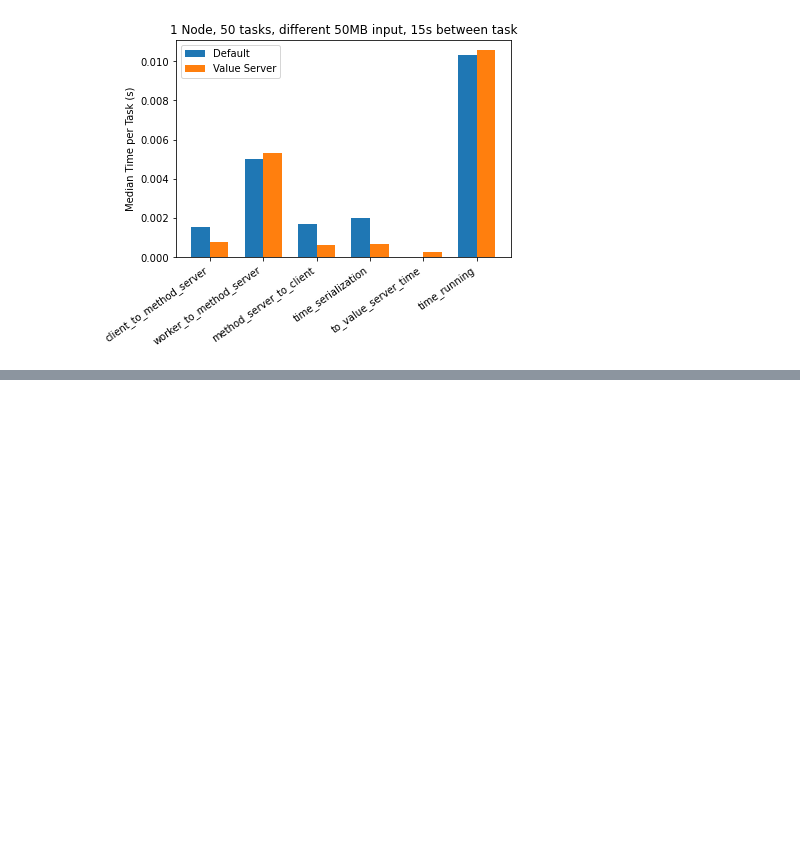
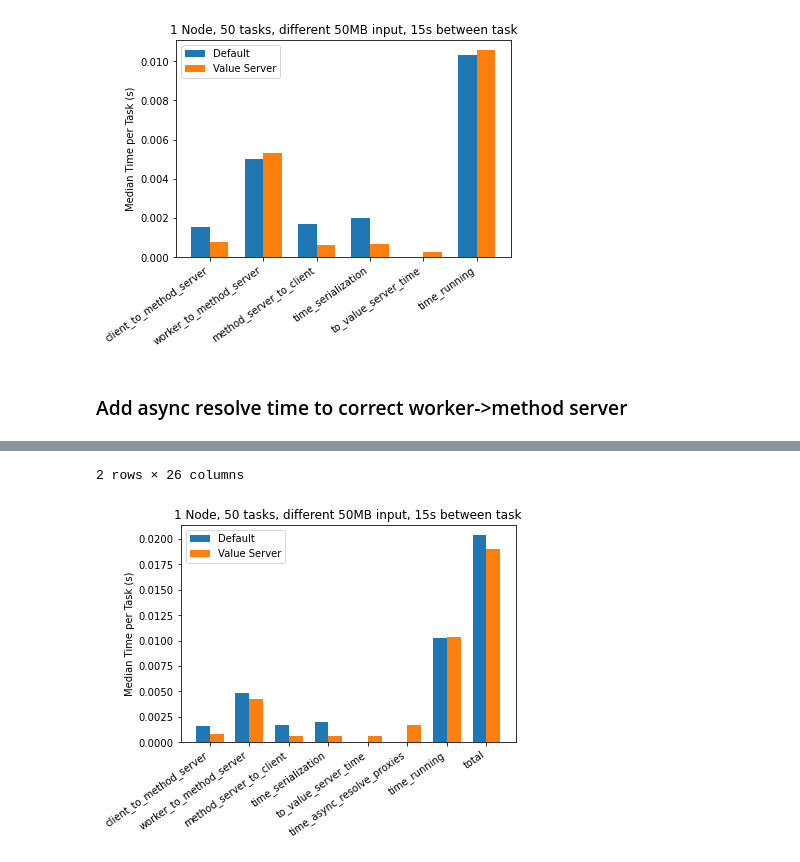
Before and after one commit to exalearn/colmena, a Jupyter notebook: demo_apps/synthetic-data/performance.ipynb, the cells around one changed output, grey strips where cells are left out. Cells and saved outputs as stored; diff of their text form; code cells hidden in the pictures; blank space fills up the shorter version.

```diff
--- a/demo_apps/synthetic-data/performance.ipynb
+++ b/demo_apps/synthetic-data/performance.ipynb
@@ -29,8 +29,9 @@ def get_result_metrics(filepath):
     # extract metrics
     runs = []
     for run in lines:
+        if not extract(run, 'success', bool):
+            continue
         data = {
-            #'success': extract(run, 'success', bool),
             'time_created': extract(run, 'time_created', float),
             'time_input_received': extract(run, 'time_input_received', float),
             'time_compute_started': extract(run, 'time_compute_started', float),
@@ -42,6 +43,7 @@ def get_result_metrics(filepath):
             'time_serialize_results': extract(run, 'time_serialize_results', float),
             'time_deserialize_results': extract(run, 'time_deserialize_results', float),
             'time_result_received': extract(run, 'time_result_received', float),
+            'time_async_resolve_proxies': extract(run, 'time_async_resolve_proxies', float),
         }
 
 
@@ -50,7 +52,8 @@ def get_result_metrics(filepath):
                 data['time_created'] + data['time_serialize_inputs'])
         data['worker_to_method_server'] = data['time_result_sent'] - (
                 data['time_compute_started'] + data['time_running'] +
-                data['time_deserialize_inputs'] + data['time_serialize_results'])
+                data['time_deserialize_inputs'] + data['time_serialize_results'] +
+                data['time_async_resolve_proxies'])
         data['method_server_to_client'] = data['time_result_received'] - (
                 data['time_result_sent'] + data['time_deserialize_results'])
         data['time_serialization'] = sum(data[key] for key in data if 'serialize' in key)
@@ -91,7 +94,7 @@ def aggregate_runs(run_paths):
 
     return pd.concat(data, axis=1).T
 # %%
-cols = ['client_to_method_server', 'worker_to_method_server', 'method_server_to_client', 'time_serialization', 'to_value_server_time', 'time_running']
+cols = ['client_to_method_server', 'worker_to_method_server', 'method_server_to_client', 'time_serialization', 'to_value_server_time', 'time_async_resolve_proxies', 'time_running', 'total']
 ind = np.arange(len(cols))
 width = 0.35
 # %%
@@ -148,3 +151,27 @@ plt.show()
 | 1 | runs/full_test_unique_30s_50x50/2... | True | 50 | 50 | 15 | 0 | 1.61352e+09 | ... |
 2 rows × 25 columns
 [figure]
+# %% [markdown]
+### Add async resolve time to correct worker->method server
+# %%
+rundir = 'runs/full_test_unique_30s_50x50_v2/'
+run_paths = list(map(str, Path(rundir).rglob('*runtime.log')))
+results = aggregate_runs(run_paths)
+results['total'] = results[cols].sum(axis=1)
+display(results)
+
+no_value_server = results.loc[results['value_server'] == False][cols]
+value_server = results.loc[results['value_server'] == True][cols]
+
+width = 0.35
+fig, ax = plt.subplots()
+plt.bar(ind, no_value_server.to_numpy()[0], width, label='Default')
+plt.bar(ind+width, value_server.to_numpy()[0], width, label='Value Server')
+
+plt.title('1 Node, 50 tasks, different 50MB input, 15s between task')
+plt.ylabel('Median Time per Task (s)')
+ax.set_xticks(ind + width/2)
+ax.set_xticklabels(cols, ha="right", rotation=35)
+plt.legend(loc='best')
+plt.show()
+# %% [output]
@@ -150,0 +181,2 @@ plt.show()
+2 rows × 26 columns
+[figure, added]
```
Also changed, not shown: parts of 9 cells of this notebook, 7 other files.
